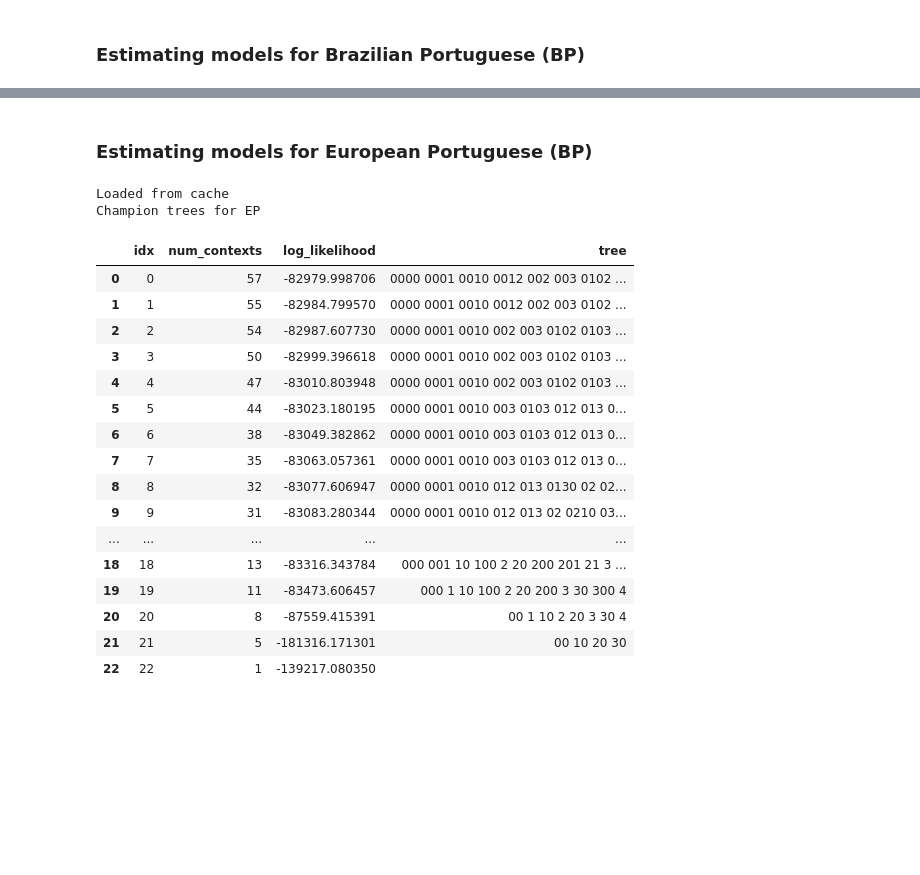
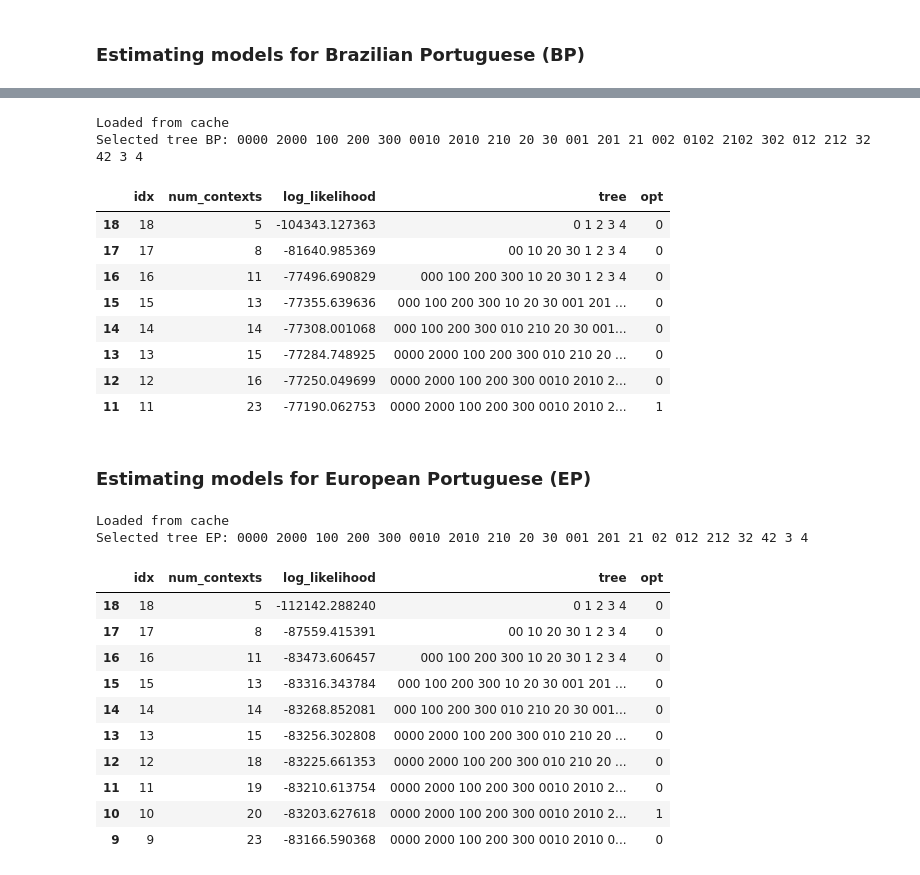
Before and after one commit to neuromat/smallest_maximizer_criterion, a Jupyter notebook: examples/notebooks/4. Linguistic case study.ipynb, the cells around one changed output, grey strips where cells are left out. Saved outputs shown, nothing was run; the diff lists cells and outputs as text; code cells hidden in the pictures; blank space fills up the shorter version.

```diff
--- a/examples/notebooks/4. Linguistic case study.ipynb
+++ b/examples/notebooks/4. Linguistic case study.ipynb
@@ -18,3 +21,7 @@ max_depth = 4
 samples_folder = "../../examples/linguistic_case_study"
 X_bp = Sample('%s/folha.txt' % samples_folder, [0, 1, 2, 3, 4])
 X_ep = Sample('%s/publico.txt' % samples_folder, [0, 1, 2, 3, 4])
+
+cache_folder = "../../examples/linguistic_case_study/cache/smc2"
+resamples_folder = '%s/resamples' % cache_folder
+resamples_file = "%s/resamples.txt" % resamples_folder
@@ -53,32 +66,40 @@ Champion trees for BP:
+# %%
+champion_trees_bp, opt_idx_bp = run_smc(X_bp, instance_name='bp')
+opt_tree_bp = champion_trees_bp[opt_idx_bp]
+df_bp = model_df(champion_trees_bp, opt_idx_bp)
+print("Selected tree BP:", champion_trees_bp[opt_idx_bp].to_str(reverse=True))
+df_bp.head(8)
+# %% [output]
+Loaded from cache
+Selected tree BP: 0000 2000 100 200 300 0010 2010 210 20 30 001 201 21 002 0102 2102 302 012 212 32 42 3 4
+|  | idx | num_contexts | log_likelihood | tree | opt |
+| 18 | 18 | 5 | -104343.127363 | 0 1 2 3 4 | 0 |
+| 17 | 17 | 8 | -81640.985369 | 00 10 20 30 1 2 3 4 | 0 |
+| 16 | 16 | 11 | -77496.690829 | 000 100 200 300 10 20 30 1 2 3 4 | 0 |
+| 15 | 15 | 13 | -77355.639636 | 000 100 200 300 10 20 30 001 201 ... | 0 |
+| 14 | 14 | 14 | -77308.001068 | 000 100 200 300 010 210 20 30 001... | 0 |
+| 13 | 13 | 15 | -77284.748925 | 0000 2000 100 200 300 010 210 20 ... | 0 |
+| 12 | 12 | 16 | -77250.049699 | 0000 2000 100 200 300 0010 2010 2... | 0 |
+| 11 | 11 | 23 | -77190.062753 | 0000 2000 100 200 300 0010 2010 2... | 1 |
 # %% [markdown]
-### Estimating models for European Portuguese (BP)
+### Estimating models for European Portuguese (EP)
-# %%
-cache_folder = "../../examples/linguistic_case_study/cache/smc"
-smc_ep = SMC(max_depth, penalty_interval=(0.1, 400), epsilon=0.01, cache_dir=cache_folder)
-smc_ep.fit(X_ep)
-champion_trees_ep = smc_ep.context_trees
-df = pd.DataFrame(columns=['idx', 'num_contexts', 'log_likelihood', 'tree'])
-for i, tree in enumerate(smc_ep.context_trees):
-    df.loc[len(df)] = [i, tree.num_contexts(), tree.log_likelihood(), tree.to_str()]
-print("Champion trees for EP")
-df
-# %% [output]
-Loaded from cache
-Champion trees for EP
-|  | idx | num_contexts | log_likelihood | tree |
-| 0 | 0 | 57 | -82979.998706 | 0000 0001 0010 0012 002 003 0102 ... |
-| 1 | 1 | 55 | -82984.799570 | 0000 0001 0010 0012 002 003 0102 ... |
-| 2 | 2 | 54 | -82987.607730 | 0000 0001 0010 002 003 0102 0103 ... |
-| 3 | 3 | 50 | -82999.396618 | 0000 0001 0010 002 003 0102 0103 ... |
-| 4 | 4 | 47 | -83010.803948 | 0000 0001 0010 002 003 0102 0103 ... |
-| 5 | 5 | 44 | -83023.180195 | 0000 0001 0010 003 0103 012 013 0... |
-| 6 | 6 | 38 | -83049.382862 | 0000 0001 0010 003 0103 012 013 0... |
-| 7 | 7 | 35 | -83063.057361 | 0000 0001 0010 003 0103 012 013 0... |
-| 8 | 8 | 32 | -83077.606947 | 0000 0001 0010 012 013 0130 02 02... |
-| 9 | 9 | 31 | -83083.280344 | 0000 0001 0010 012 013 02 0210 03... |
-| ... | ... | ... | ... | ... |
-| 18 | 18 | 13 | -83316.343784 | 000 001 10 100 2 20 200 201 21 3 ... |
-| 19 | 19 | 11 | -83473.606457 | 000 1 10 100 2 20 200 3 30 300 4 |
-| 20 | 20 | 8 | -87559.415391 | 00 1 10 2 20 3 30 4 |
-| 21 | 21 | 5 | -181316.171301 | 00 10 20 30 |
-| 22 | 22 | 1 | -139217.080350 |  |
+# %%
+champion_trees_ep, opt_idx_ep = run_smc(X_ep, instance_name='ep')
+opt_tree_ep = champion_trees_ep[opt_idx_ep]
+df_ep = model_df(champion_trees_ep, opt_idx_ep)
+print("Selected tree EP:", opt_tree_ep.to_str(reverse=True))
+df_ep.head(10)
+# %% [output]
+Loaded from cache
+Selected tree EP: 0000 2000 100 200 300 0010 2010 210 20 30 001 201 21 02 012 212 32 42 3 4
+|  | idx | num_contexts | log_likelihood | tree | opt |
+| 18 | 18 | 5 | -112142.288240 | 0 1 2 3 4 | 0 |
+| 17 | 17 | 8 | -87559.415391 | 00 10 20 30 1 2 3 4 | 0 |
+| 16 | 16 | 11 | -83473.606457 | 000 100 200 300 10 20 30 1 2 3 4 | 0 |
+| 15 | 15 | 13 | -83316.343784 | 000 100 200 300 10 20 30 001 201 ... | 0 |
+| 14 | 14 | 14 | -83268.852081 | 000 100 200 300 010 210 20 30 001... | 0 |
+| 13 | 13 | 15 | -83256.302808 | 0000 2000 100 200 300 010 210 20 ... | 0 |
+| 12 | 12 | 18 | -83225.661353 | 0000 2000 100 200 300 010 210 20 ... | 0 |
+| 11 | 11 | 19 | -83210.613754 | 0000 2000 100 200 300 0010 2010 2... | 0 |
+| 10 | 10 | 20 | -83203.627618 | 0000 2000 100 200 300 0010 2010 2... | 1 |
+| 9 | 9 | 23 | -83166.590368 | 0000 2000 100 200 300 0010 2010 0... | 0 |
```
Also changed, not shown: parts of 7 cells of this notebook, 11 other files.
